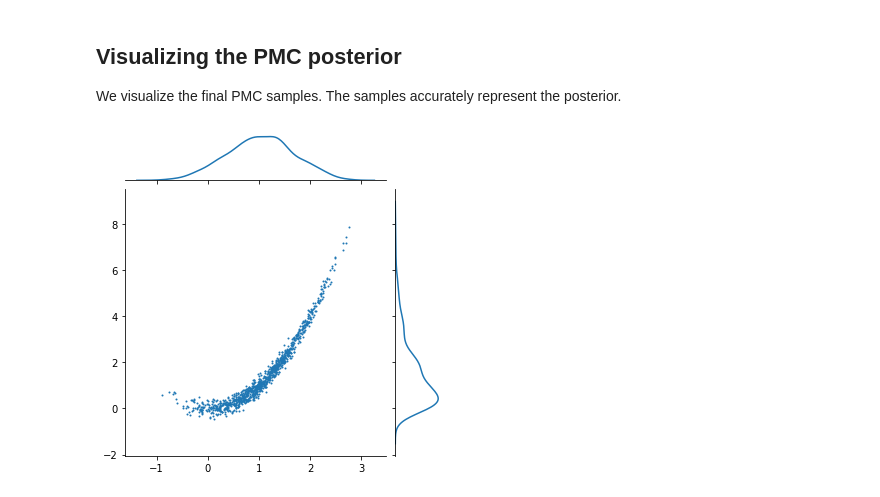
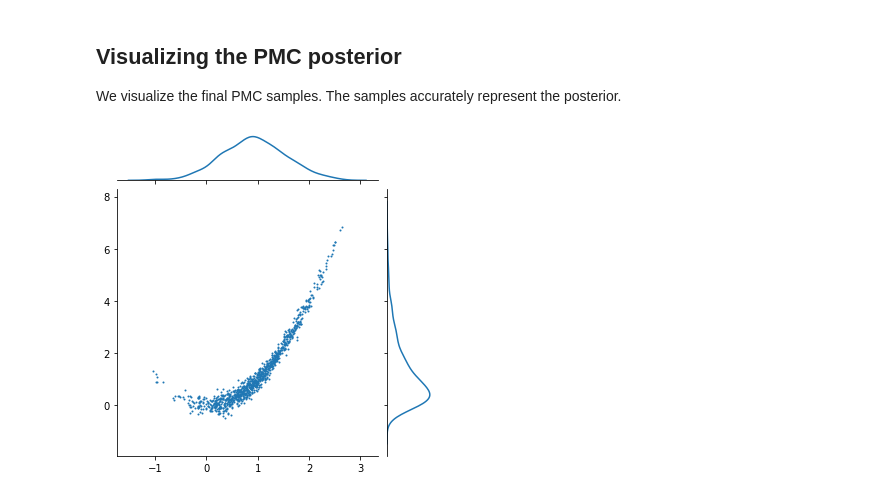
Before and after one commit to minaskar/pocomc, a Jupyter notebook: examples/Rosenbrock.ipynb, the cells around one changed output. Saved outputs shown, nothing was run; the diff lists cells and outputs as text; code cells hidden in the pictures.

```diff
--- a/examples/Rosenbrock.ipynb
+++ b/examples/Rosenbrock.ipynb
@@ -68,14 +68,14 @@ We visualize the final PMC samples. The samples accurately represent the posteri
 # %%
 import seaborn as sns
 
-x = pmc.results['posterior_samples']
+x = pmc.results['samples']
 g = sns.JointGrid(height=5)
 g.ax_joint.scatter(x[:, 0], x[:, 1], s=1.0)
 sns.kdeplot(x=x[:, 0], ax=g.ax_marg_x)
 sns.kdeplot(y=x[:, 1], ax=g.ax_marg_y)
 plt.show()
 # %% [output]
-[figure, old version]
+[figure, new version]
 # %%
 pc.plotting.trace(pmc.results)
 plt.show()
```
Also changed, not shown: parts of 3 cells of this notebook, 5 other files.
